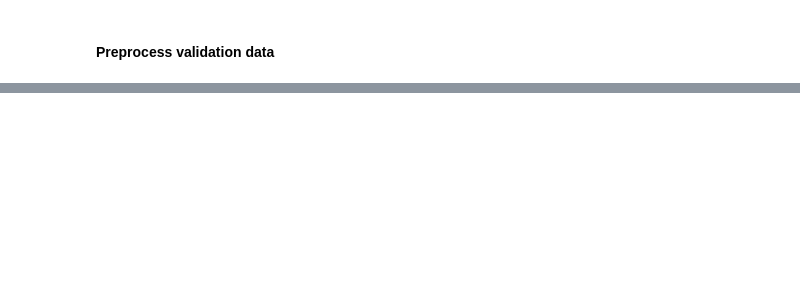
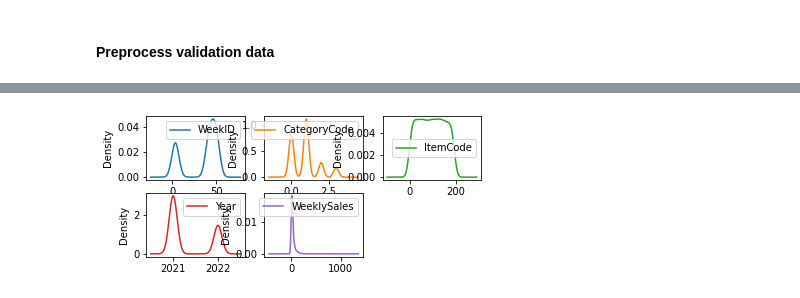
Before and after one commit to nadunys/data-storm-3.0, a Jupyter notebook: 2022-03-27/ds_2.ipynb, the cells around one changed output, grey strips where cells are left out. Saved outputs shown, nothing was run; the diff lists cells and outputs as text; code cells hidden in the pictures; blank space fills up the shorter version.

```diff
--- a/2022-03-27/ds_2.ipynb
+++ b/2022-03-27/ds_2.ipynb
@@ -104,0 +185,5 @@ validation_data['CategoryCode'] = validation_data['CategoryCode'].apply(get_cate
+# %%
+train_grp_by_week.plot(kind='density', subplots=True, sharex=False, layout=(3, 3))
+plt.show()
+# %% [output]
+[figure, added]
```
Also changed, not shown: parts of 35 cells of this notebook.
